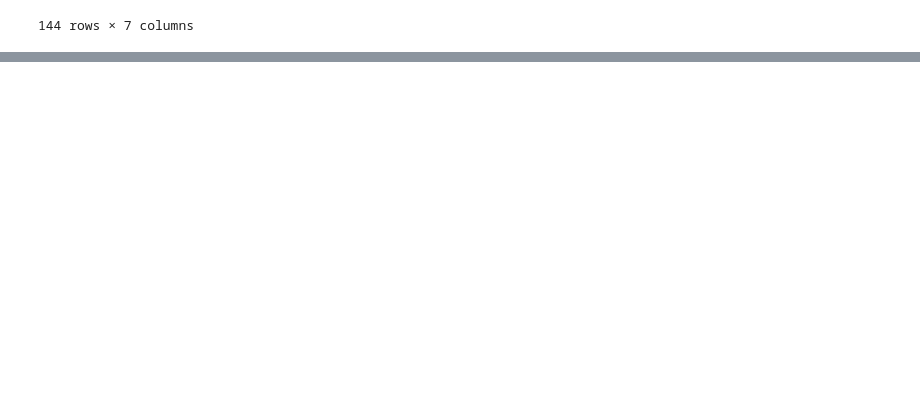
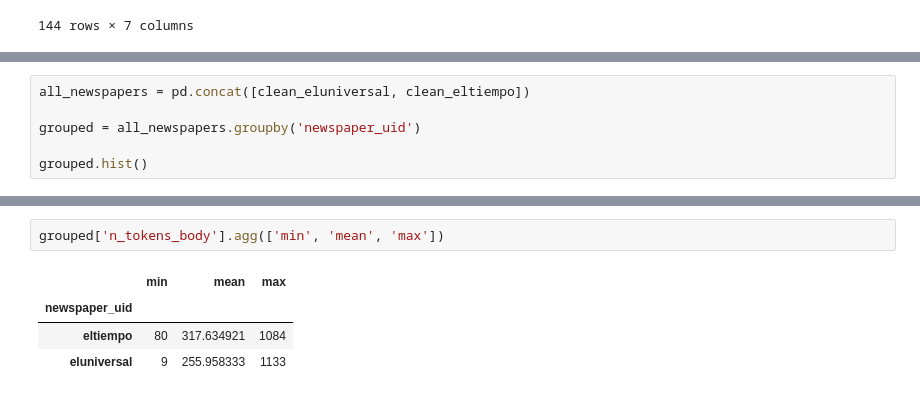
Before and after one commit to anderson-github/DataEng_WebScrap, a Jupyter notebook: myplatzidata/Platzi_Data.ipynb, the cells around one changed output, grey strips where cells are left out. Cells and saved outputs as stored; diff of their text form; blank space fills up the shorter version.

```diff
--- a/myplatzidata/Platzi_Data.ipynb
+++ b/myplatzidata/Platzi_Data.ipynb
@@ -454,0 +497,6 @@ el_universal
+# %%
+all_newspapers = pd.concat([clean_eluniversal, clean_eltiempo])
+
+grouped = all_newspapers.groupby('newspaper_uid')
+
+grouped.hist()
@@ -454,0 +510,7 @@ el_universal
+# %%
+grouped['n_tokens_body'].agg(['min', 'mean', 'max'])
+# %% [output]
+|  | min | mean | max |
+| newspaper_uid |  |  |  |
+| eltiempo | 80 | 317.634921 | 1084 |
+| eluniversal | 9 | 255.958333 | 1133 |
```
Also changed, not shown: parts of 10 cells of this notebook, 2 other files.
